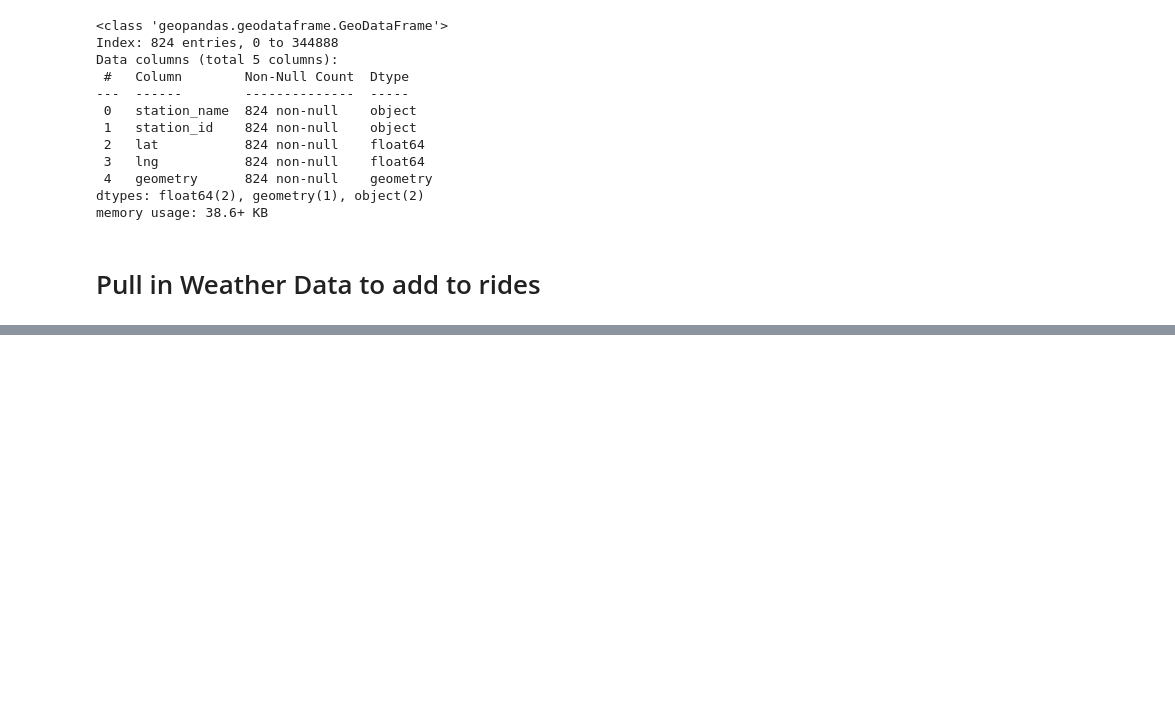
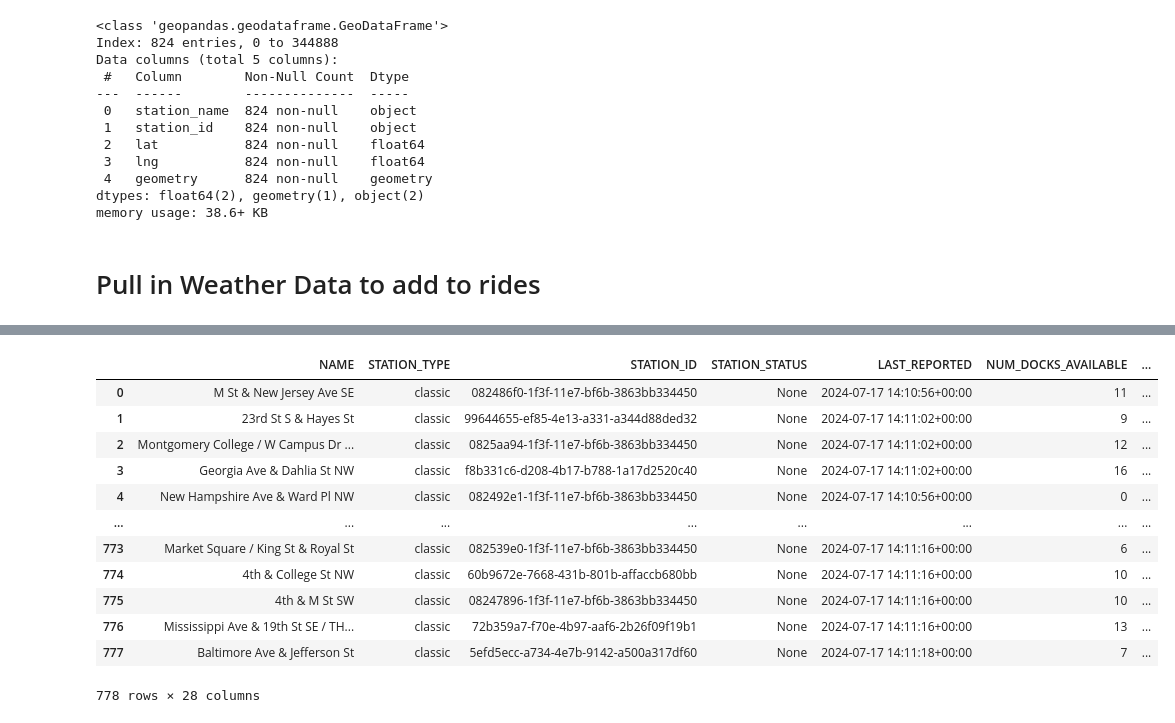
Before and after one commit to Emman-Lopez-Oso/CaBi-Bikeshare-Prediction, a Jupyter notebook: model-dev/CaBi_Prediction_Testing.ipynb, the cells around one changed output, grey strips where cells are left out. Saved outputs shown, nothing was run; the diff lists cells and outputs as text; code cells hidden in the pictures; blank space fills up the shorter version.

```diff
--- a/model-dev/CaBi_Prediction_Testing.ipynb
+++ b/model-dev/CaBi_Prediction_Testing.ipynb
@@ -1,6 +1,7 @@
 # %%
 # I/O
 import pandas as pd
+pd.set_option('display.max_columns', None)
 import numpy as np
 import geopandas as gpd
 import requests
@@ -203,0 +337,2 @@ The idea for this analysis is that if
+# %%
+bikeshare_loc= gpd.read_file("data/Capital_Bikeshare_Locations.geojson")
@@ -203,0 +355,16 @@ The idea for this analysis is that if
+# %%
+bikeshare_loc
+# %% [output]
+|  | NAME | STATION_TYPE | STATION_ID | STATION_STATUS | LAST_REPORTED | NUM_DOCKS_AVAILABLE | ... |
+| 0 | M St & New Jersey Ave SE | classic | 082486f0-1f3f-11e7-bf6b-3863bb334450 | None | 2024-07-17 14:10:56+00:00 | 11 | ... |
+| 1 | 23rd St S & Hayes St | classic | 99644655-ef85-4e13-a331-a344d88ded32 | None | 2024-07-17 14:11:02+00:00 | 9 | ... |
+| 2 | Montgomery College / W Campus Dr ... | classic | 0825aa94-1f3f-11e7-bf6b-3863bb334450 | None | 2024-07-17 14:11:02+00:00 | 12 | ... |
+| 3 | Georgia Ave & Dahlia St NW | classic | f8b331c6-d208-4b17-b788-1a17d2520c40 | None | 2024-07-17 14:11:02+00:00 | 16 | ... |
+| 4 | New Hampshire Ave & Ward Pl NW | classic | 082492e1-1f3f-11e7-bf6b-3863bb334450 | None | 2024-07-17 14:10:56+00:00 | 0 | ... |
+| ... | ... | ... | ... | ... | ... | ... | ... |
+| 773 | Market Square / King St & Royal St | classic | 082539e0-1f3f-11e7-bf6b-3863bb334450 | None | 2024-07-17 14:11:16+00:00 | 6 | ... |
+| 774 | 4th & College St NW | classic | 60b9672e-7668-431b-801b-affaccb680bb | None | 2024-07-17 14:11:16+00:00 | 10 | ... |
+| 775 | 4th & M St SW | classic | 08247896-1f3f-11e7-bf6b-3863bb334450 | None | 2024-07-17 14:11:16+00:00 | 10 | ... |
+| 776 | Mississippi Ave & 19th St SE / TH... | classic | 72b359a7-f70e-4b97-aaf6-2b26f09f19b1 | None | 2024-07-17 14:11:16+00:00 | 13 | ... |
+| 777 | Baltimore Ave & Jefferson St | classic | 5efd5ecc-a734-4e7b-9142-a500a317df60 | None | 2024-07-17 14:11:18+00:00 | 7 | ... |
+778 rows × 28 columns
```
Also changed, not shown: parts of 12 cells of this notebook, 2 other files.
